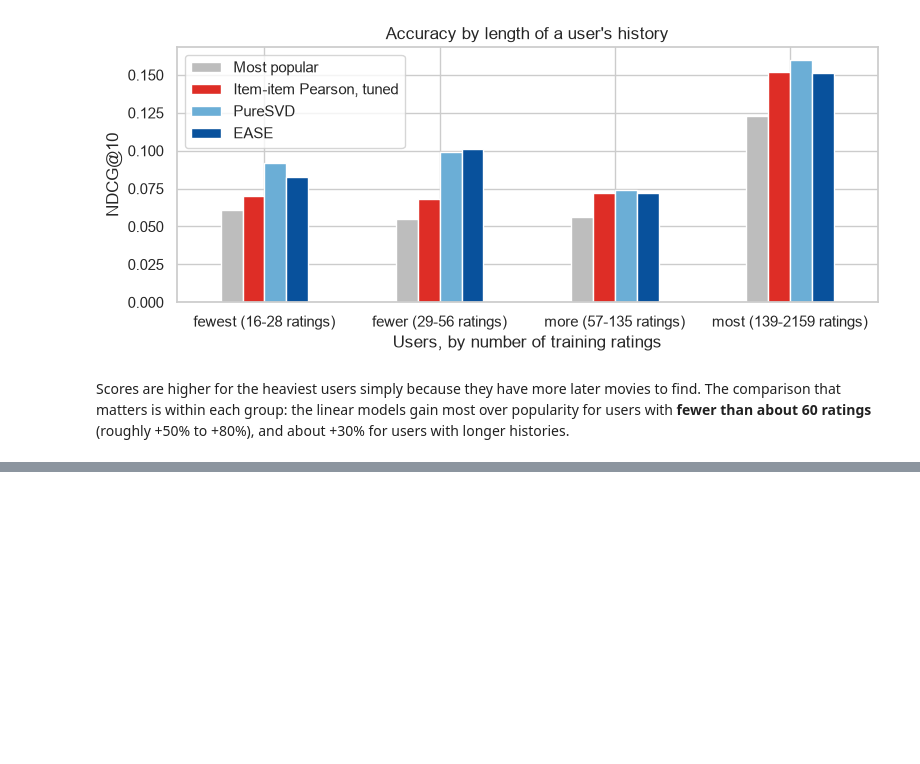
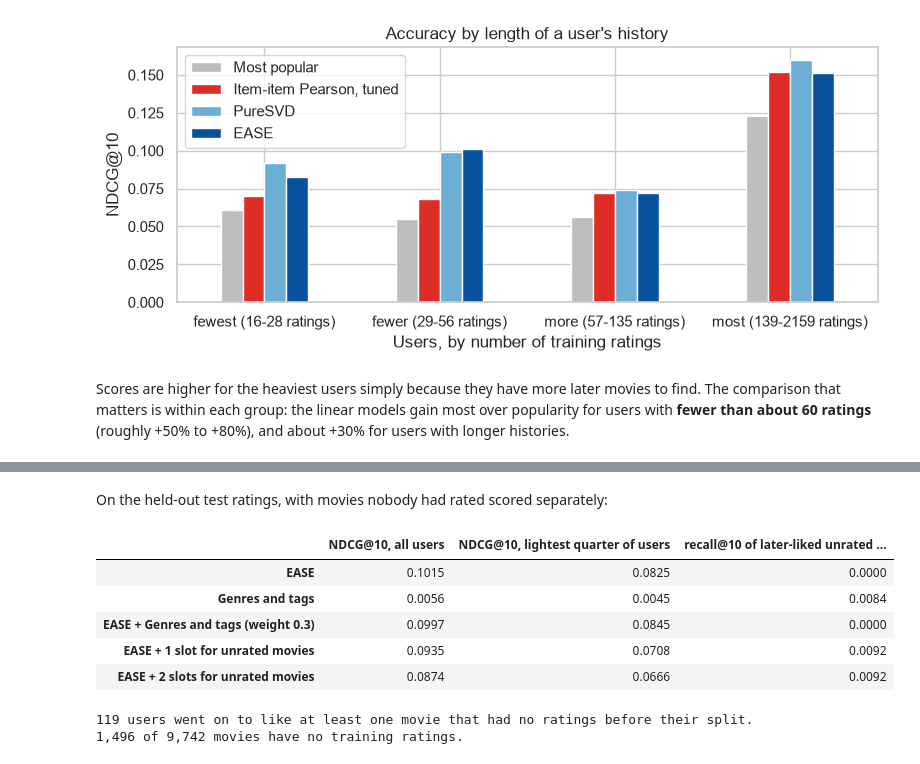
Before and after one commit to Sammyjoseph999/movie-recommender, a Jupyter notebook: notebook.ipynb, the cells around one changed output, grey strips where cells are left out. Saved outputs shown, nothing was run; the diff lists cells and outputs as text; code cells hidden in the pictures; blank space fills up the shorter version.

```diff
--- a/notebook.ipynb
+++ b/notebook.ipynb
@@ -255,0 +309,41 @@ Scores are higher for the heaviest users simply because they have more later mov
+# %% [markdown]
+On the held-out test ratings, with movies nobody had rated scored separately:
+# %%
+test_data, test_relevant, test_features, _ = content_setup(train, test)
+unrated = np.asarray(test_data.seen.sum(axis=0)).ravel() == 0
+unrated_relevant = {u: {c for c in s if unrated[c]} for u, s in test_relevant.items()}
+unrated_relevant = {u: s for u, s in unrated_relevant.items() if s}
+light_users = set(np.flatnonzero(np.asarray(test_data.seen.sum(axis=1)).ravel() <= history.quantile(0.25)))
+light_relevant = {u: s for u, s in test_relevant.items() if u in light_users}
+
+content_models = [
+    EASE(best["EASE"]),
+    ContentModel(test_features),
+    Blend(EASE(best["EASE"]), ContentModel(test_features), best_weight),
+    NewItemSlots(EASE(best["EASE"]), ContentModel(test_features), k=1),
+    NewItemSlots(EASE(best["EASE"]), ContentModel(test_features), k=2),
+]
+rows = {}
+for model in content_models:
+    model.fit(test_data)
+    found = evaluate(model, test_data, unrated_relevant)["recall@10"]
+    rows[model.name] = {
+        "NDCG@10, all users": evaluate(model, test_data, test_relevant)["ndcg@10"],
+        "NDCG@10, lightest quarter of users": evaluate(model, test_data, light_relevant)["ndcg@10"],
+        "recall@10 of later-liked unrated movies": found,
+    }
+content_results = pd.DataFrame(rows)
+content_results.T.round(4)
+# %% [output]
+|  | NDCG@10, all users | NDCG@10, lightest quarter of users | recall@10 of later-liked unrated ... |
+| EASE | 0.1015 | 0.0825 | 0.0000 |
+| Genres and tags | 0.0056 | 0.0045 | 0.0084 |
+| EASE + Genres and tags (weight 0.3) | 0.0997 | 0.0845 | 0.0000 |
+| EASE + 1 slot for unrated movies | 0.0935 | 0.0708 | 0.0092 |
+| EASE + 2 slots for unrated movies | 0.0874 | 0.0666 | 0.0092 |
+# %%
+print(f"{len(unrated_relevant)} users went on to like at least one movie that had no ratings before their split.")
+print(f"{unrated.sum():,} of {len(unrated):,} movies have no training ratings.")
+# %% [output]
+119 users went on to like at least one movie that had no ratings before their split.
+1,496 of 9,742 movies have no training ratings.
```
Also changed, not shown: parts of 6 cells of this notebook, 6 other files.
